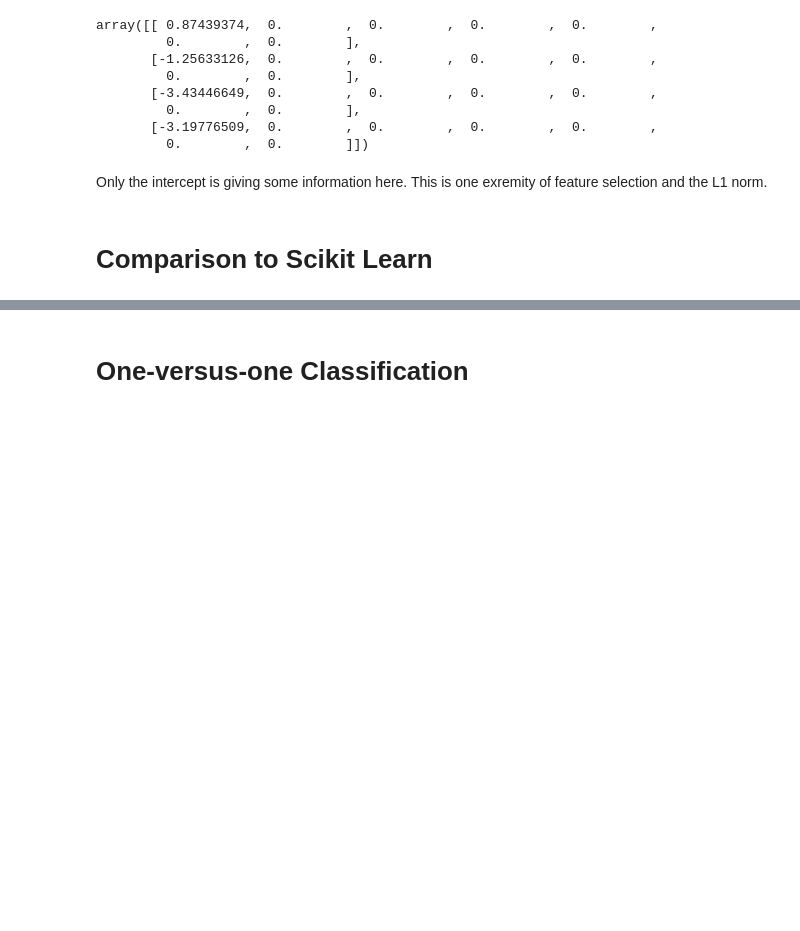
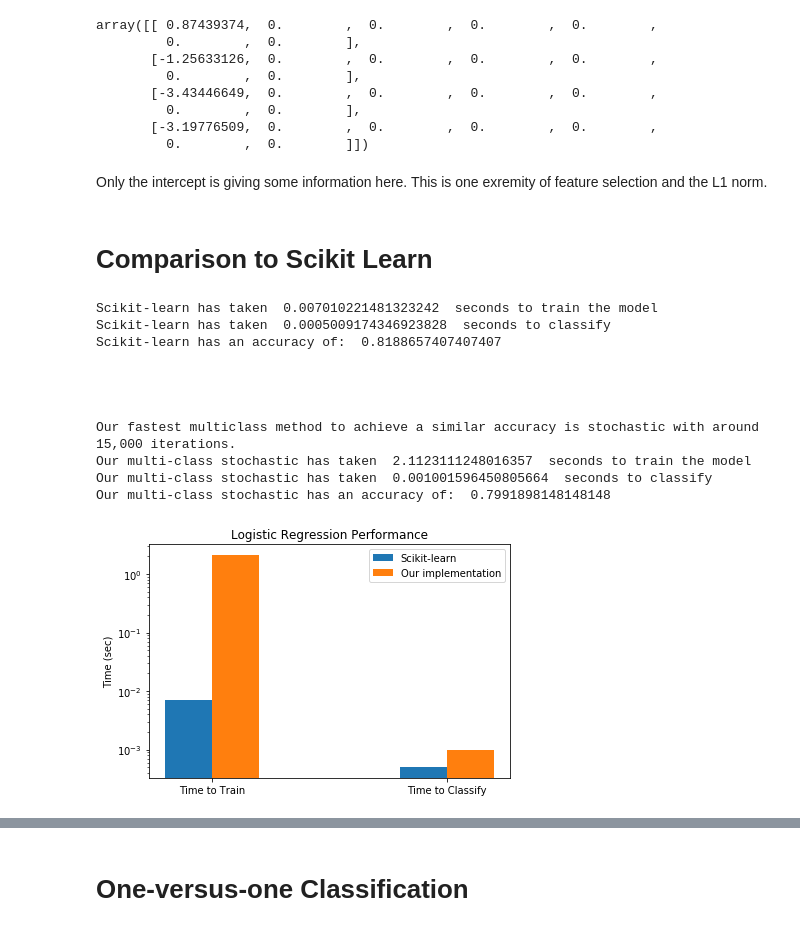
Before and after one commit to popov95s/CSE5324-Labs, a Jupyter notebook: lab-three/Momin Notebook.ipynb, the cells around one changed output, grey strips where cells are left out. Drawn from its saved outputs; the diff is of its cells as text; code cells hidden in the pictures; blank space fills up the shorter version.

```diff
--- a/lab-three/Momin Notebook.ipynb
+++ b/lab-three/Momin Notebook.ipynb
@@ -519,3 +538,66 @@ array([[ 0.87439374,  0.        ,  0.        ,  0.        ,  0.        ,
 Only the intercept is giving some information here. This is one exremity of feature selection and the L1 norm.
 # %% [markdown]
 # Comparison to Scikit Learn
+# %%
+logistic = linear_model.LogisticRegression()
+skl_bg = time.time()
+logistic.fit(X,y_not_binary)
+skl_nd = time.time()
+skl_tr = skl_nd - skl_bg
+print('Scikit-learn has taken ', skl_tr , ' seconds to train the model')
+
+skl_bg = time.time()
+yhat_sk = logistic.predict(X)
+skl_nd = time.time()
+skl_cl = skl_nd - skl_bg
+print('Scikit-learn has taken ', skl_cl , ' seconds to classify')
+print('Scikit-learn has an accuracy of: ', accuracy_score(y_not_binary, yhat_sk))
+
+print('\n\n\n')
+print('Our fastest multiclass method to achieve a similar accuracy is stochastic with around 15,000 iterations.')
+lr_st = MultiClassLogisticRegression(0.1,iterations=15000,C=0.00001,optimize_func='stochastic')
+mlr_bg = time.time()
+lr_st.fit(X,y_not_binary)
+mlr_nd = time.time()
+mlr_tr = mlr_nd - mlr_bg
+print('Our multi-class stochastic has taken ', mlr_tr , ' seconds to train the model')
+
+mlr_bg = time.time()
+yhat_st = lr_st.predict(X)
+mlr_nd = time.time()
+mlr_cl = mlr_nd - mlr_bg
+print('Our multi-class stochastic has taken ', mlr_cl , ' seconds to classify')
+print('Our multi-class stochastic has an accuracy of: ', accuracy_score(y_not_binary,yhat_st))
+
+times_skl = (skl_tr, skl_cl)
+times_mlr = (mlr_tr, mlr_cl)
+
+fig, ax = plt.subplots()
+index = np.arange(2)
+bar_width = 0.2
+
+theirs = plt.bar(index, times_skl, bar_width, label="Scikit-learn")
+ours = plt.bar(index + bar_width, times_mlr, bar_width, label="Our implementation")
+
+
+plt.ylabel('Time (sec)')
+plt.title('Logistic Regression Performance')
+plt.xticks(index + bar_width/2, ('Time to Train', 'Time to Classify'))
+plt.legend()
+
+plt.yscale('log')
+plt.tight_layout()
+plt.show()
+# %% [output]
+Scikit-learn has taken  0.007010221481323242  seconds to train the model
+Scikit-learn has taken  0.0005009174346923828  seconds to classify
+Scikit-learn has an accuracy of:  0.8188657407407407
+
+
+
+
+Our fastest multiclass method to achieve a similar accuracy is stochastic with around 15,000 iterations.
+Our multi-class stochastic has taken  2.1123111248016357  seconds to train the model
+Our multi-class stochastic has taken  0.001001596450805664  seconds to classify
+Our multi-class stochastic has an accuracy of:  0.7991898148148148
+[figure, added]
```
Also changed, not shown: parts of 9 cells of this notebook.
